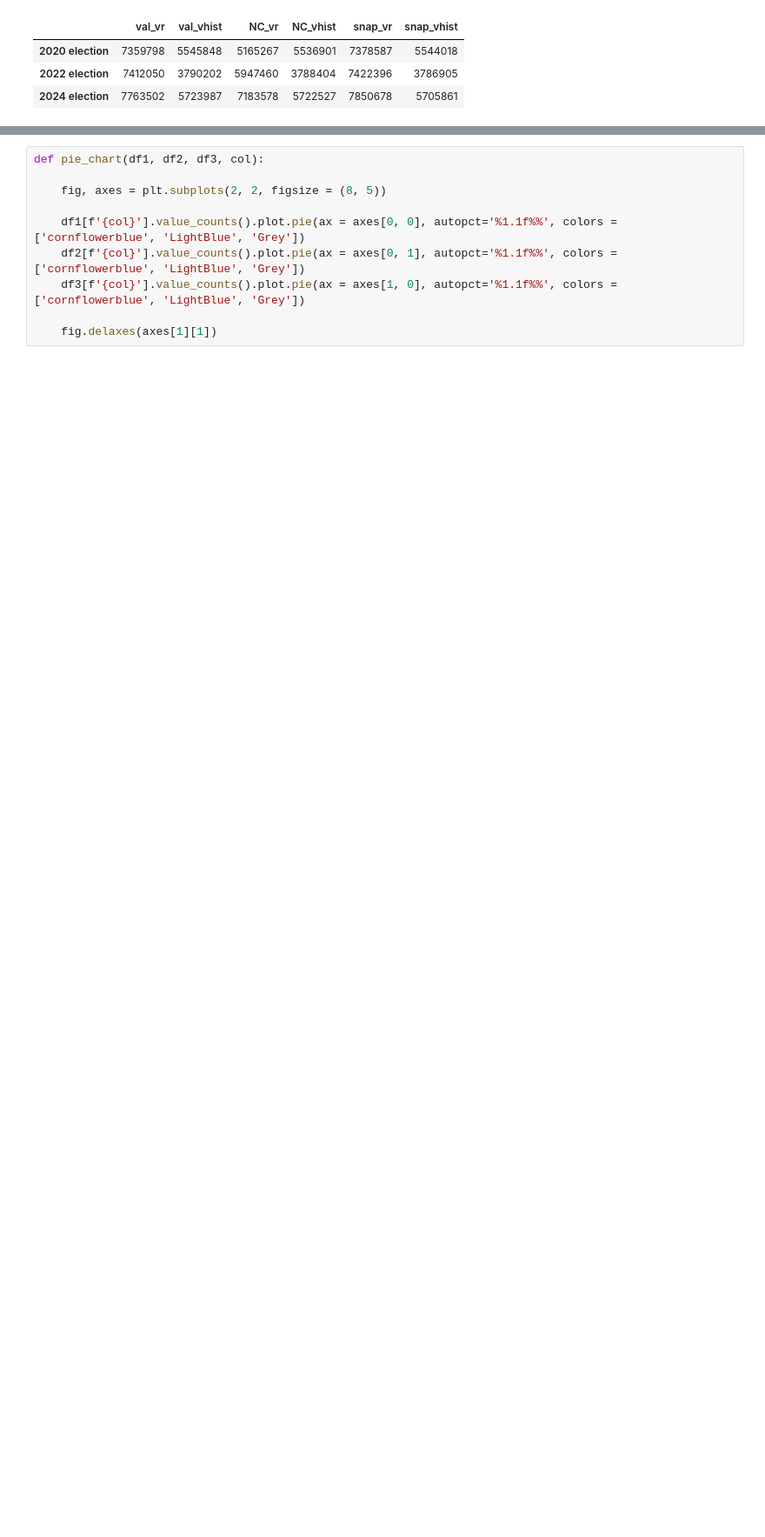
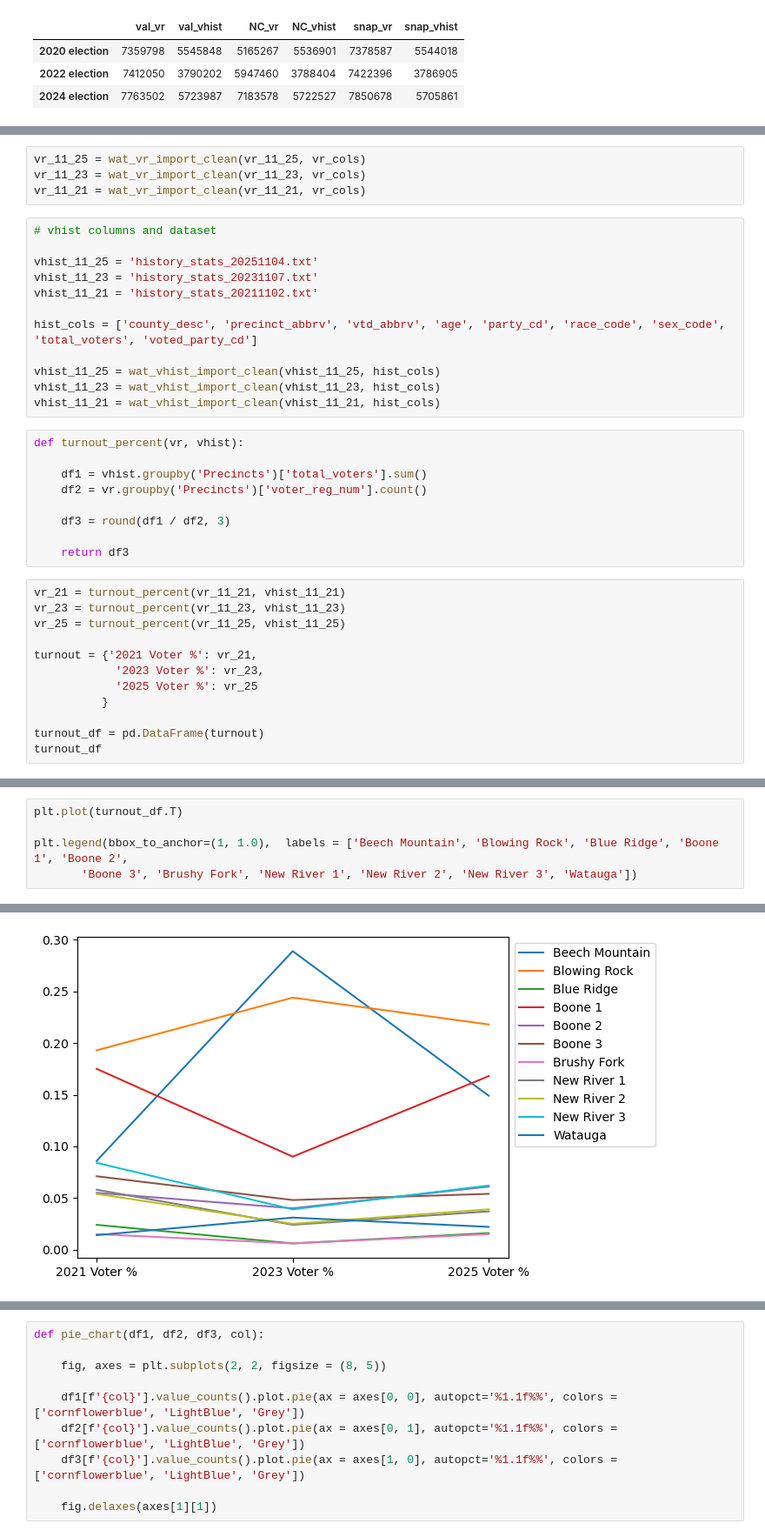
Before and after one commit to vandyy123/Election-Analysis, a Jupyter notebook: Data Validation and Further/Verifying Voter Results.ipynb, the cells around one changed output, grey strips where cells are left out. Shown at 87% size. Cells and saved outputs as stored; diff of their text form; blank space fills up the shorter version.

```diff
--- a/Data Validation and Further/Verifying Voter Results.ipynb
+++ b/Data Validation and Further/Verifying Voter Results.ipynb
@@ -445,0 +238,37 @@ df_wk_25
+# %%
+vr_11_25 = wat_vr_import_clean(vr_11_25, vr_cols)
+vr_11_23 = wat_vr_import_clean(vr_11_23, vr_cols)
+vr_11_21 = wat_vr_import_clean(vr_11_21, vr_cols)
+# %%
+# vhist columns and dataset
+
+vhist_11_25 = 'history_stats_20251104.txt'
+vhist_11_23 = 'history_stats_20231107.txt'
+vhist_11_21 = 'history_stats_20211102.txt'
+
+hist_cols = ['county_desc', 'precinct_abbrv', 'vtd_abbrv', 'age', 'party_cd', 'race_code', 'sex_code', 'total_voters', 'voted_party_cd']
+
+vhist_11_25 = wat_vhist_import_clean(vhist_11_25, hist_cols)
+vhist_11_23 = wat_vhist_import_clean(vhist_11_23, hist_cols)
+vhist_11_21 = wat_vhist_import_clean(vhist_11_21, hist_cols)
+# %%
+def turnout_percent(vr, vhist):
+
+    df1 = vhist.groupby('Precincts')['total_voters'].sum()
+    df2 = vr.groupby('Precincts')['voter_reg_num'].count()
+
+    df3 = round(df1 / df2, 3)
+
+    return df3
+# %%
+vr_21 = turnout_percent(vr_11_21, vhist_11_21)
+vr_23 = turnout_percent(vr_11_23, vhist_11_23)
+vr_25 = turnout_percent(vr_11_25, vhist_11_25)
+
+turnout = {'2021 Voter %': vr_21,
+            '2023 Voter %': vr_23,
+            '2025 Voter %': vr_25
+          }
+
+turnout_df = pd.DataFrame(turnout)
+turnout_df
@@ -445,0 +289,6 @@ df_wk_25
+# %%
+plt.plot(turnout_df.T)
+
+plt.legend(bbox_to_anchor=(1, 1.0),  labels = ['Beech Mountain', 'Blowing Rock', 'Blue Ridge', 'Boone 1', 'Boone 2',
+       'Boone 3', 'Brushy Fork', 'New River 1', 'New River 2', 'New River 3', 'Watauga'])
+# %% [output]
@@ -445,0 +296 @@ df_wk_25
+[figure, added]
```
Also changed, not shown: parts of 65 cells of this notebook.
